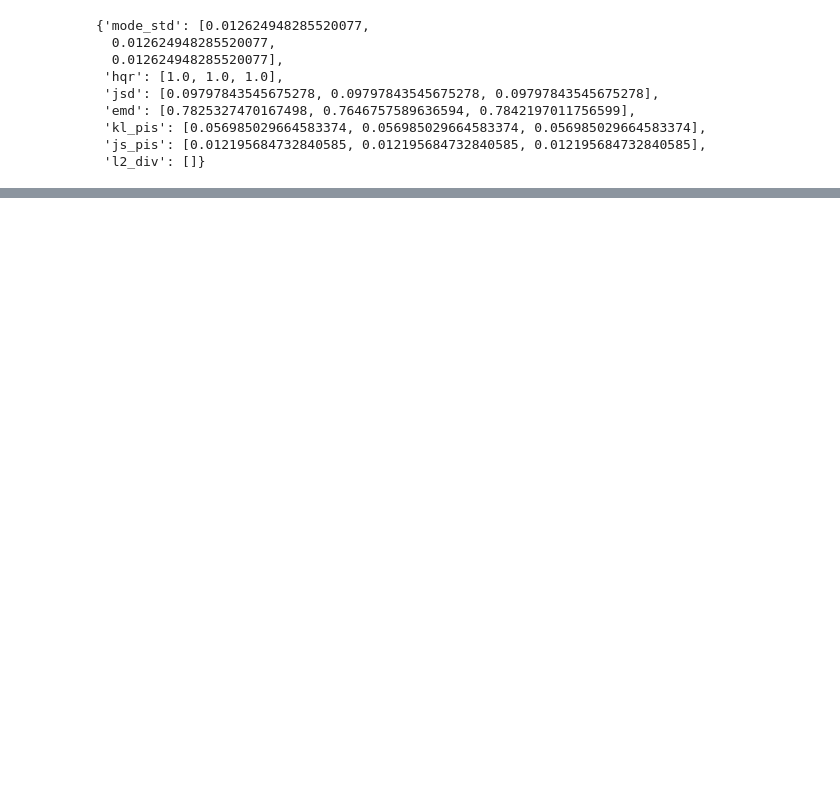
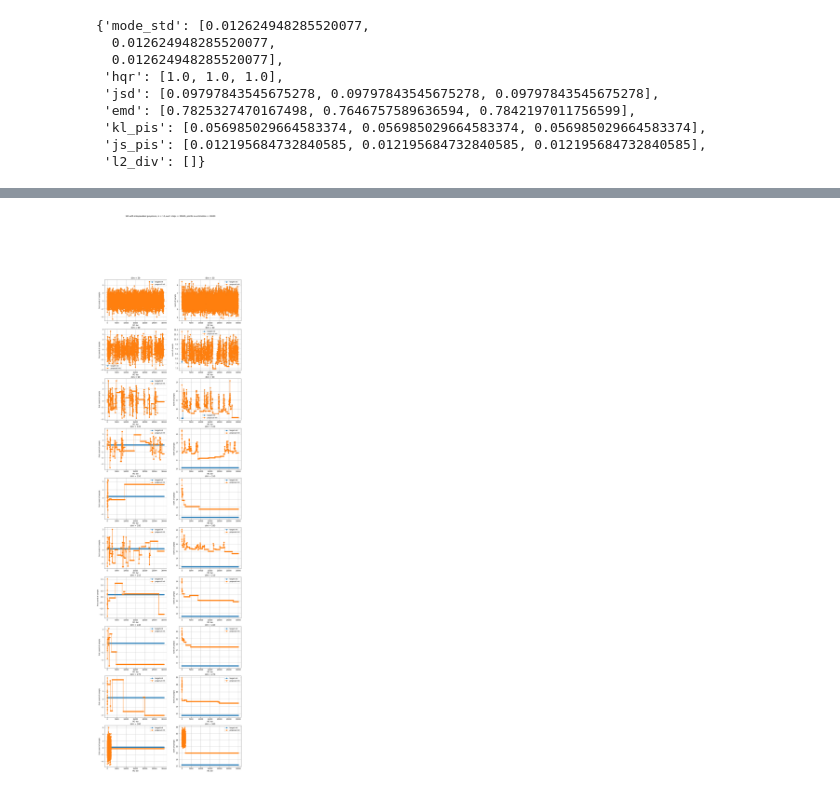
Before and after one commit to premolab/gans_sampling, a Jupyter notebook: notebooks/known_target.ipynb, the cells around one changed output, grey strips where cells are left out. Drawn from its saved outputs; the diff is of its cells as text; code cells hidden in the pictures; blank space fills up the shorter version.

```diff
--- a/notebooks/known_target.ipynb
+++ b/notebooks/known_target.ipynb
@@ -341,0 +553,34 @@ langevin_sampling_plot_2d(true_target,
+# %%
+fig, axs = plt.subplots(ncols=2, nrows=10, figsize=(15, 55))
+name = f'SIR with independent proposals, N = {N}, num steps = {n_steps}, points in estimation = {num_points_in_chain}'
+fig.suptitle(name)
+
+for i, dim in enumerate(dim_arr):
+    axs[i][0].set_xlabel('MC iter')
+    axs[i][0].set_ylabel('first coord of sample')
+    axs[i][0].plot(np.arange(len(dict_results['target']['history_first'][i])),
+                   dict_results['target']['history_first'][i],
+                   label=f'target init', marker='o')
+    axs[i][0].plot(np.arange(len(dict_results['proposal']['history_first'][i])),
+                   dict_results['proposal']['history_first'][i],
+                   label=f'proposal init', marker='o')
+    axs[i][0].set_title(f'dim = {dim}')
+    axs[i][0].grid()
+    axs[i][0].legend()
+
+    axs[i][1].set_xlabel('MC iter')
+    axs[i][1].set_ylabel('norm of sample')
+    axs[i][1].plot(np.arange(len(dict_results['target']['history_norm'][i])),
+                   dict_results['target']['history_norm'][i],
+                   label='target init', marker='o')
+    axs[i][1].plot(np.arange(len(dict_results['proposal']['history_norm'][i])),
+                   dict_results['proposal']['history_norm'][i],
+                   label=f'proposal init', marker='o')
+    axs[i][1].set_title(f'dim = {dim}')
+    axs[i][1].grid()
+    axs[i][1].legend()
+
+
+plt.show()
+# %% [output]
+[figure, added]
```
Also changed, not shown: parts of 12 cells of this notebook, 1 other file.
